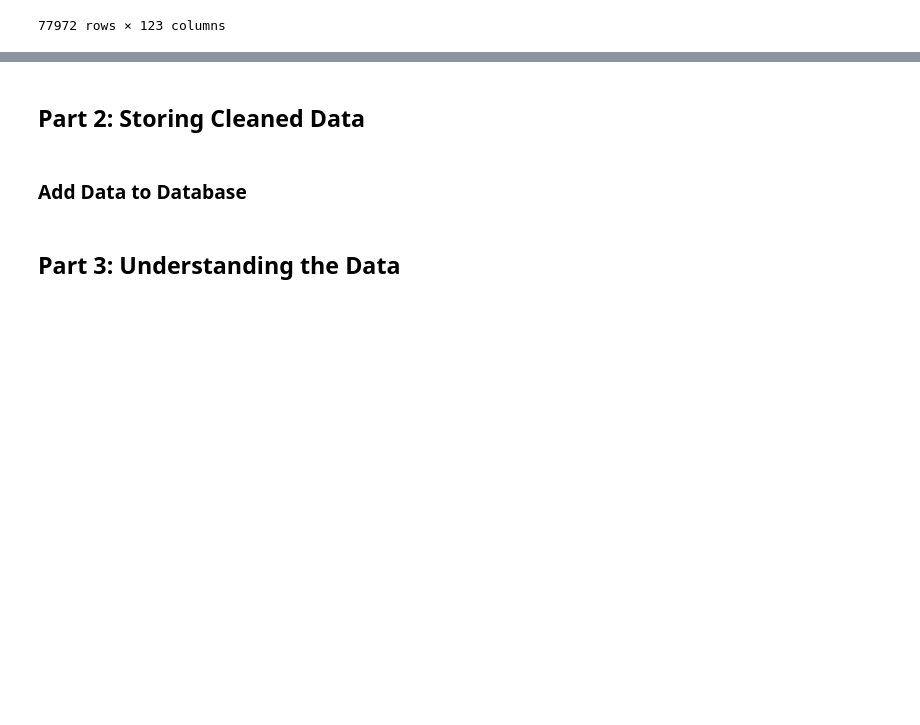
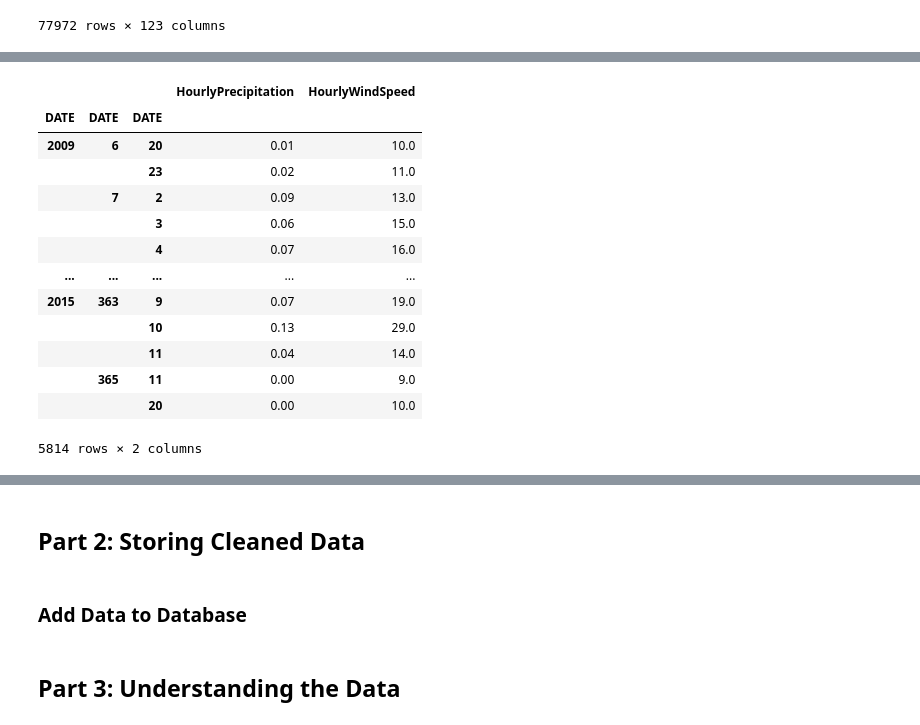
Before and after one commit to sowmya6598/final-project-tools, a Jupyter notebook: Project.ipynb, the cells around one changed output, grey strips where cells are left out. Cells and saved outputs as stored; diff of their text form; code cells hidden in the pictures; blank space fills up the shorter version.

```diff
--- a/Project.ipynb
+++ b/Project.ipynb
@@ -349,0 +423,43 @@ get_all_weather_csvs()
+# %%
+
+df3
+df4 = df3.drop(columns=["STATION"])
+
+df4 = df4.reset_index()
+
+
+df4['DATE'] = df4['DATE'].apply(lambda x: x.to_pydatetime())
+
+# Print the DataFrame
+df4
+df4.dtypes
+
+df4['DATE'] = pd.to_datetime(df4['DATE'])
+
+df4
+df4.dtypes
+
+
+
+df4['HourlyPrecipitation'] = df4['HourlyPrecipitation'].str.replace(r'(\d+)\s*[sS]$', r'\1', regex=True)
+
+# convert column "A" from object to float
+df4['HourlyPrecipitation'] = df4['HourlyPrecipitation'].astype(float)
+
+grouped_sum = df4.groupby([df4['DATE'].dt.year, df4['DATE'].dt.dayofyear, df4['DATE'].dt.hour]).sum()[['HourlyPrecipitation', "HourlyWindSpeed" ]]
+grouped_sum
+# %% [output]
+|  |  |  | HourlyPrecipitation | HourlyWindSpeed |
+| DATE | DATE | DATE |  |  |
+| 2009 | 6 | 20 | 0.01 | 10.0 |
+|  |  | 23 | 0.02 | 11.0 |
+|  | 7 | 2 | 0.09 | 13.0 |
+|  |  | 3 | 0.06 | 15.0 |
+|  |  | 4 | 0.07 | 16.0 |
+| ... | ... | ... | ... | ... |
+| 2015 | 363 | 9 | 0.07 | 19.0 |
+|  |  | 10 | 0.13 | 29.0 |
+|  |  | 11 | 0.04 | 14.0 |
+|  | 365 | 11 | 0.00 | 9.0 |
+|  |  | 20 | 0.00 | 10.0 |
+5814 rows × 2 columns
```
Also changed, not shown: parts of 5 cells of this notebook.
